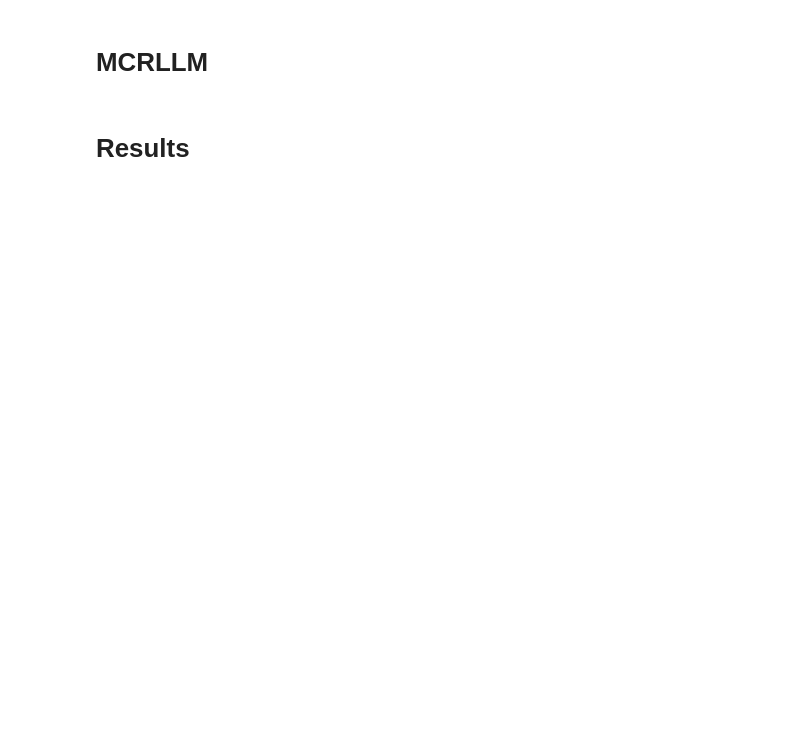
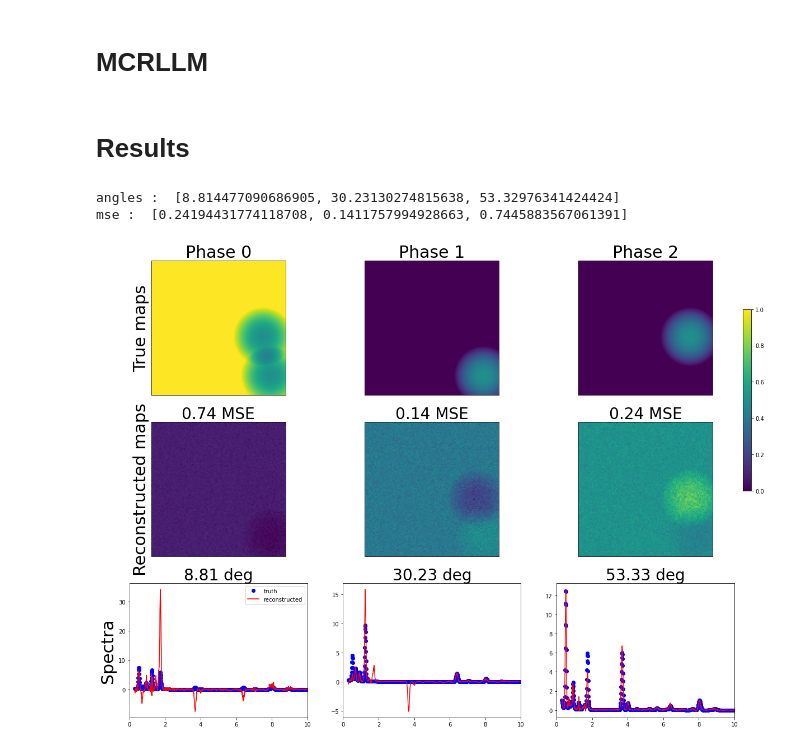
Before and after one commit to adriente/espm, a Jupyter notebook: notebooks/other_algorithms.ipynb, the cells around one changed output. Saved outputs shown, nothing was run; the diff lists cells and outputs as text; code cells hidden in the pictures; blank space fills up the shorter version.

```diff
--- a/notebooks/other_algorithms.ipynb
+++ b/notebooks/other_algorithms.ipynb
@@ -12,8 +15,8 @@ from snmfem.utils import rescaled_DA
 # %%
-dataset_path = DATASETS_PATH / Path("FpBrgCaPv_N18_paper/sample_0.hspy")
+dataset_path = DATASETS_PATH / Path("FpBrgCaPv_N293_paper/sample_1.hspy")
 true_spim = hs.load(str(dataset_path))
-true_spectra = true_spim.phases_2d
-true_maps = true_spim.weights
+true_spectra = true_spim.phases
+true_maps = true_spim.maps
 k = len(true_spim.metadata.Truth.phases)
 shape_2d = true_spim.shape_2d
 
@@ -65,43 +113,48 @@ r_factors, r_loadings = rescaled_DA(factors,loadings)
 # %% [markdown]
 # Results
 # %%
-angles, true_inds = find_min_angle(true_spectra, r_factors.T, unique=True, get_ind=True)
+angles, true_inds = find_min_angle(true_spectra.T, r_factors.T, unique=True, get_ind=True)
 mse = ordered_mse(true_maps, r_loadings, true_inds)
 
 print("angles : ", angles)
 print("mse : ", mse)
+# %% [output]
+angles :  [8.814477090686905, 30.23130274815638, 53.32976341424424]
+mse :  [0.24194431774118708, 0.1411757994928663, 0.7445883567061391]
 # %%
 fig, axes = plt.subplots(k,3,figsize = (scale/k * 3 * aspect_ratio,scale))
 x = np.linspace(true_spim.axes_manager[2].offset,
                 true_spim.axes_manager[2].offset + true_spim.axes_manager[2].scale * true_spim.axes_manager[2].size,
                 num = true_spim.axes_manager[2].size)
 for i in range(k):
-    axes[2,i].plot(x,true_spectra[i,:],'bo',label='truth',linewidth=4)
+    axes[2,i].plot(x,true_spectra.T[i,:],'bo',label='truth',linewidth=4)
     axes[2,i].plot(x,r_factors[:,true_inds[i]],'r-',label='reconstructed',markersize=3.5)
     axes[2,i].set_title("{:.2f} deg".format(angles[i]),fontsize = fontsize-2)
     axes[2,i].set_xlim(0,10.0)
 
     axes[1,i].imshow((r_loadings[true_inds[i],:]).reshape(shape_2d),vmin = 0.0, vmax = 1.0 )
     axes[1,i].set_title("{:.2f} MSE".format(mse[true_inds[i]]),fontsize = fontsize-2)
     # axes[i,1].set_ylim(0.0,1.0)
     axes[1,i].tick_params(axis = "both",labelleft = False, labelbottom = False,left = False, bottom = False)
 
     im = axes[0,i].imshow(true_maps[i].reshape(shape_2d),vmin = 0.0, vmax = 1.0)
     axes[0,i].set_title("Phase {}".format(i),fontsize = fontsize)
     axes[0,i].tick_params(axis = "both",labelleft = False, labelbottom = False,left = False, bottom = False)
     axes[2,0].legend()
 
 rows = ["True maps","Reconstructed maps","Spectra"]
 
 for ax, row in zip(axes[:,0], rows):
     ax.set_ylabel(row, rotation=90, fontsize=fontsize)
 
 
 fig.subplots_adjust(right=0.84)
 # put colorbar at desire position
 cbar_ax = fig.add_axes([0.85, 0.5, 0.01, 0.3])
 fig.colorbar(im,cax=cbar_ax)
 
 # fig.tight_layout()
 
 plt.show()
+# %% [output]
+[figure, added]
```
Also changed, not shown: parts of 6 cells of this notebook, 9 other files.
